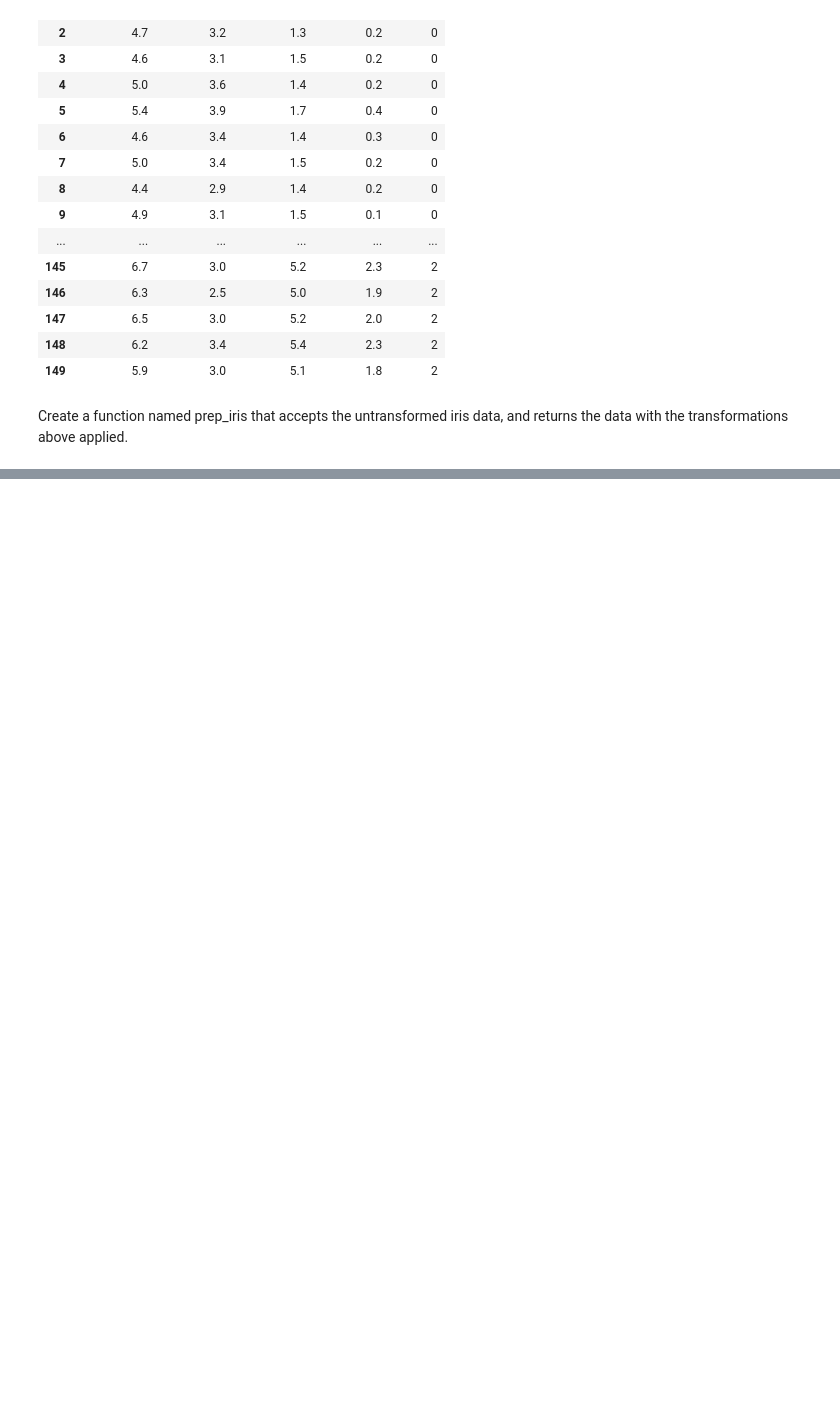
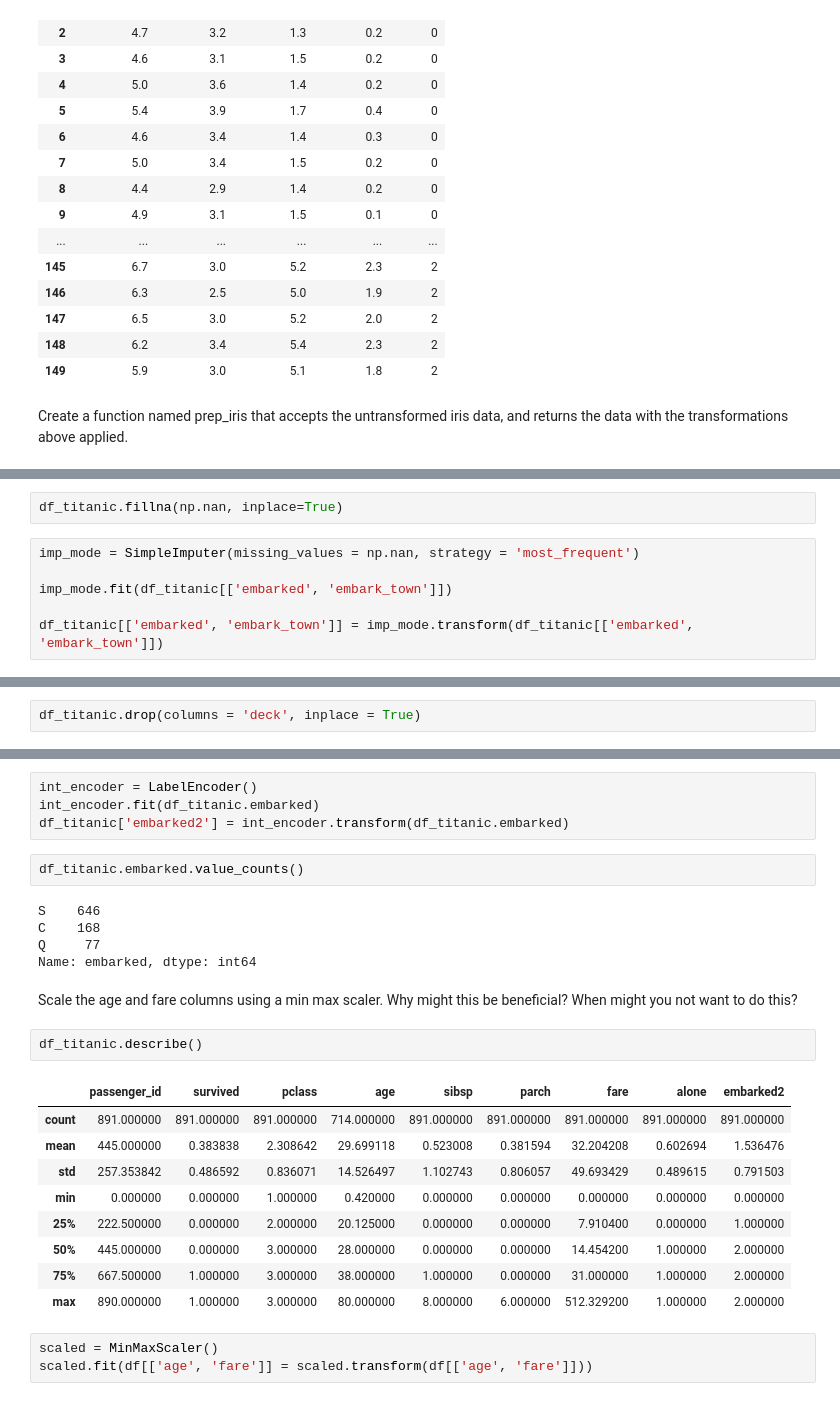
Before and after one commit to soslin/ds-methodologies-exercises, a Jupyter notebook: classification/classification_exercises.ipynb, the cells around one changed output, grey strips where cells are left out. Drawn from its saved outputs; the diff is of its cells as text; blank space fills up the shorter version.

```diff
--- a/classification/classification_exercises.ipynb
+++ b/classification/classification_exercises.ipynb
@@ -684,0 +744,8 @@ def prep_iris(df = acquire.get_iris_data()):
+# %%
+df_titanic.fillna(np.nan, inplace=True)
+# %%
+imp_mode = SimpleImputer(missing_values = np.nan, strategy = 'most_frequent')
+
+imp_mode.fit(df_titanic[['embarked', 'embark_town']])
+
+df_titanic[['embarked', 'embark_town']] = imp_mode.transform(df_titanic[['embarked', 'embark_town']])
@@ -684,0 +754,2 @@ def prep_iris(df = acquire.get_iris_data()):
+# %%
+df_titanic.drop(columns = 'deck', inplace = True)
@@ -684,0 +787,28 @@ def prep_iris(df = acquire.get_iris_data()):
+# %%
+int_encoder = LabelEncoder()
+int_encoder.fit(df_titanic.embarked)
+df_titanic['embarked2'] = int_encoder.transform(df_titanic.embarked)
+# %%
+df_titanic.embarked.value_counts()
+# %% [output]
+S    646
+C    168
+Q     77
+Name: embarked, dtype: int64
+# %% [markdown]
+Scale the age and fare columns using a min max scaler. Why might this be beneficial? When might you not want to do this?
+# %%
+df_titanic.describe()
+# %% [output]
+|  | passenger_id | survived | pclass | age | sibsp | parch | fare | alone | embarked2 |
+| count | 891.000000 | 891.000000 | 891.000000 | 714.000000 | 891.000000 | 891.000000 | 891.000000 | 891.000000 | 891.000000 |
+| mean | 445.000000 | 0.383838 | 2.308642 | 29.699118 | 0.523008 | 0.381594 | 32.204208 | 0.602694 | 1.536476 |
+| std | 257.353842 | 0.486592 | 0.836071 | 14.526497 | 1.102743 | 0.806057 | 49.693429 | 0.489615 | 0.791503 |
+| min | 0.000000 | 0.000000 | 1.000000 | 0.420000 | 0.000000 | 0.000000 | 0.000000 | 0.000000 | 0.000000 |
+| 25% | 222.500000 | 0.000000 | 2.000000 | 20.125000 | 0.000000 | 0.000000 | 7.910400 | 0.000000 | 1.000000 |
+| 50% | 445.000000 | 0.000000 | 3.000000 | 28.000000 | 0.000000 | 0.000000 | 14.454200 | 1.000000 | 2.000000 |
+| 75% | 667.500000 | 1.000000 | 3.000000 | 38.000000 | 1.000000 | 0.000000 | 31.000000 | 1.000000 | 2.000000 |
+| max | 890.000000 | 1.000000 | 3.000000 | 80.000000 | 8.000000 | 6.000000 | 512.329200 | 1.000000 | 2.000000 |
+# %%
+scaled = MinMaxScaler()
+scaled.fit(df[['age', 'fare']] = scaled.transform(df[['age', 'fare']]))
```
Also changed, not shown: parts of 14 cells of this notebook, 2 other files.
